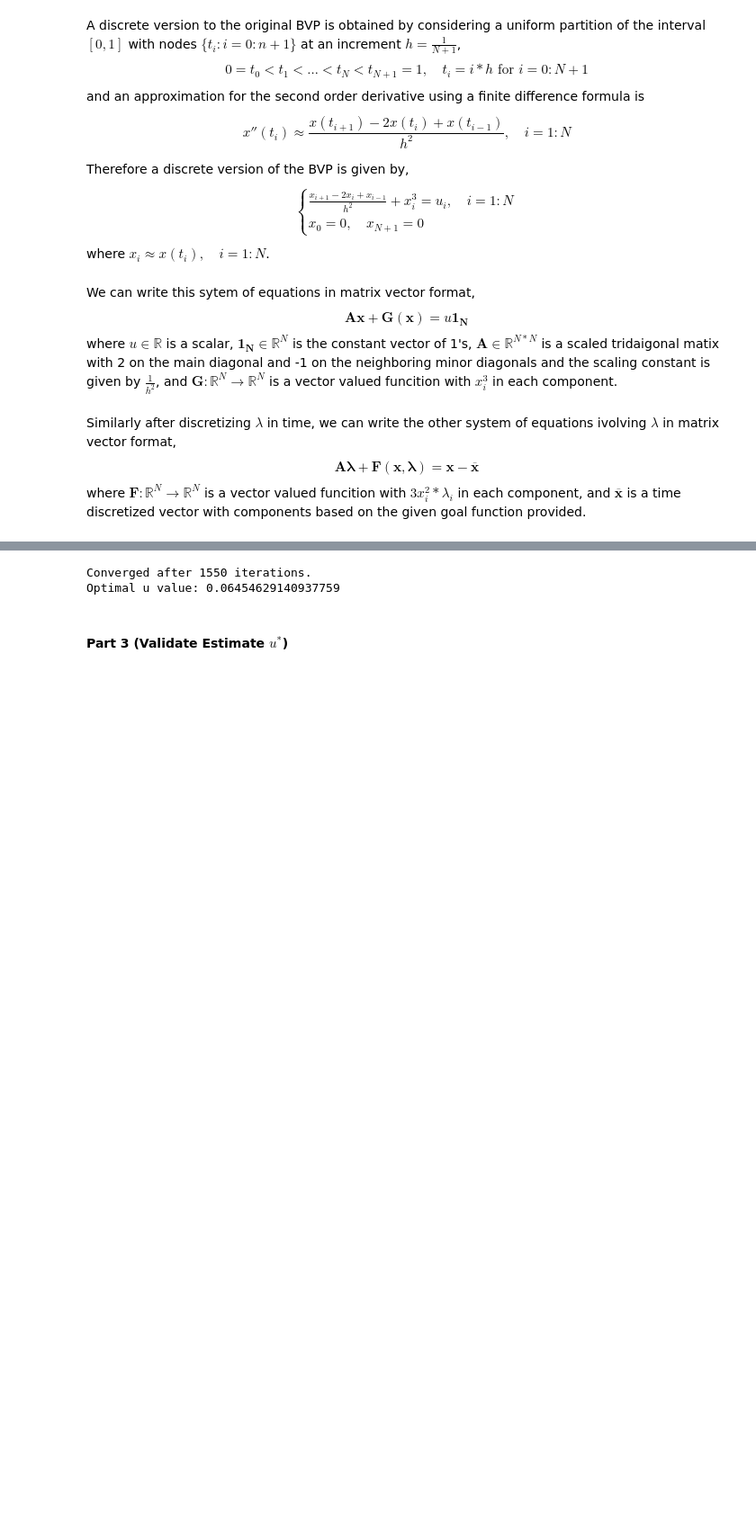
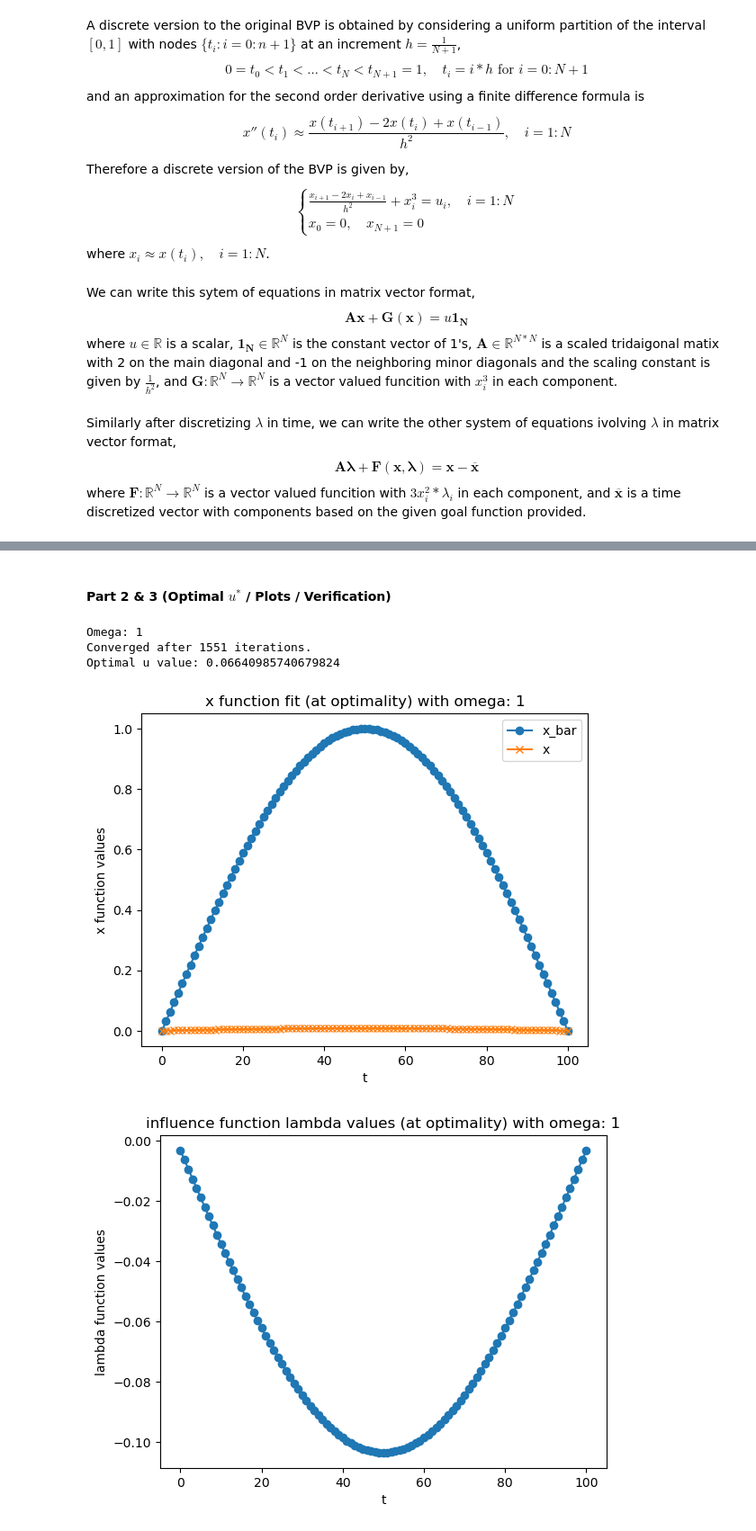
Before and after one commit to eabogle/numerical-optimization, a Jupyter notebook: model_constrained/Homework_2.ipynb, the cells around one changed output, grey strips where cells are left out. Shown at 90% size. Drawn from its saved outputs; the diff is of its cells as text; code cells hidden in the pictures; blank space fills up the shorter version.

```diff
--- a/model_constrained/Homework_2.ipynb
+++ b/model_constrained/Homework_2.ipynb
@@ -199,30 +122,0 @@ Solution for lambda: [-0.00311918 -0.00623836 -0.0093544  -0.01246416 -0.0155645
-# %%
-maxiter = 10000
-tol = 1e-8
-step = 0.01
-iteration = 0
-
-while (iteration < maxiter):
-    gradient_mag = np.abs(gradju(omega, u_guess, resultlamb))
-
-    if gradient_mag < tol:
-        print(f"Converged after {iteration + 1} iterations.")
-        print(f"Optimal u value:", u_guess)
-        break
-
-    else:
-        u_guess = steepest_descent_move(gradient, u_guess, step)
-        u_guess_vect = u_guess * np.ones(N)
-        resultx = fsolve(xequation, x_guess, args=(A, u_guess_vect), xtol=1e-8)
-        resultlamb = fsolve(lambequation, lamb_guess, args=(A, resultx, x_bar), xtol=1e-8)
-        gradient = gradju(omega, u_guess, resultlamb)
-
-        iteration += 1
-
-if iteration == maxiter:
-    print("Maximum iterations reached without convergence.")
-# %% [output]
-Converged after 1550 iterations.
-Optimal u value: 0.06454629140937759
-# %% [markdown]
-#### Part 3 (Validate Estimate $u^*$)
@@ -228,0 +253,10 @@ Optimal u value: 0.06454629140937759
+# %% [markdown]
+#### Part 2 & 3 (Optimal $u^*$ / Plots / Verification)
+# %%
+homework2(1, 0, 0.01)
+# %% [output]
+Omega: 1
+Converged after 1551 iterations.
+Optimal u value: 0.06640985740679824
+[figure, added]
+[figure, added]
```
Also changed, not shown: parts of 6 cells of this notebook.
